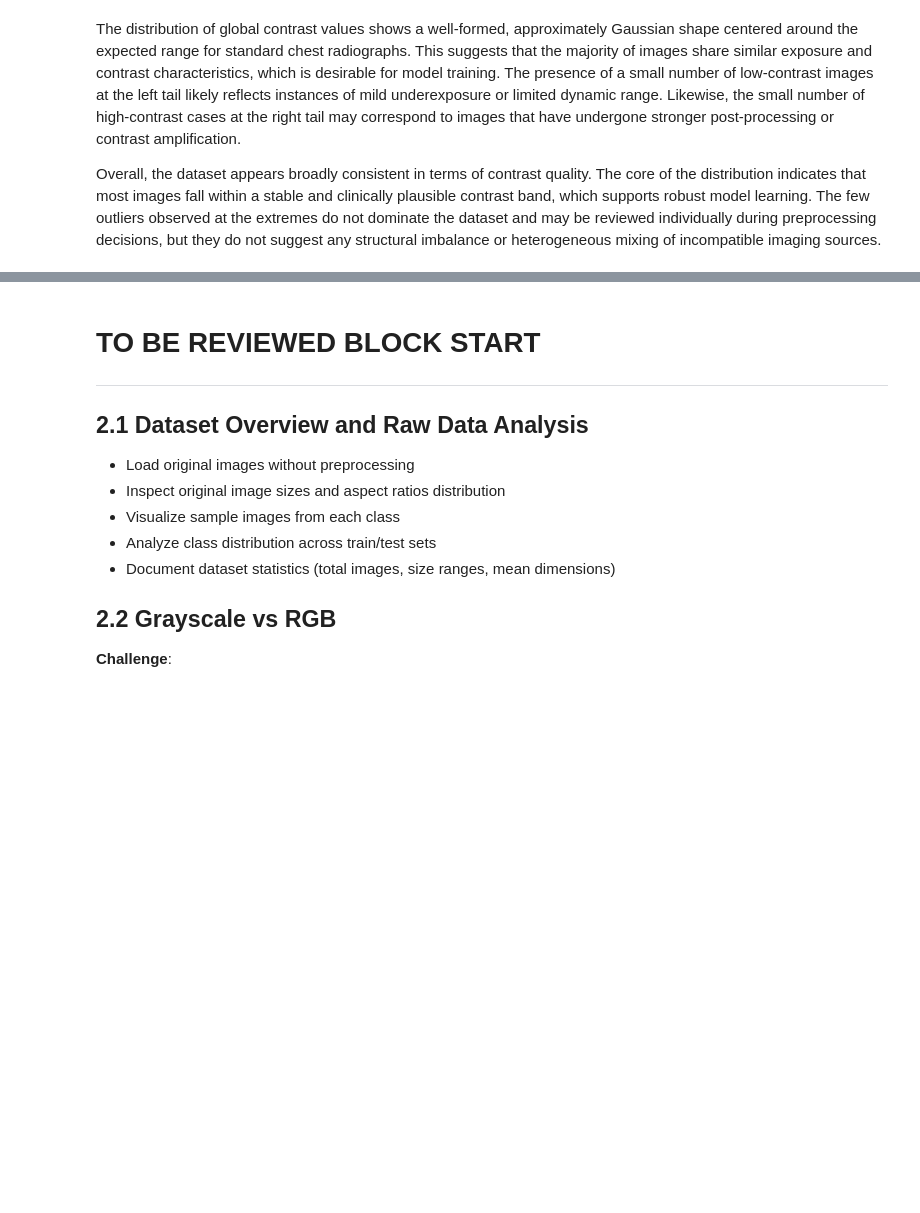
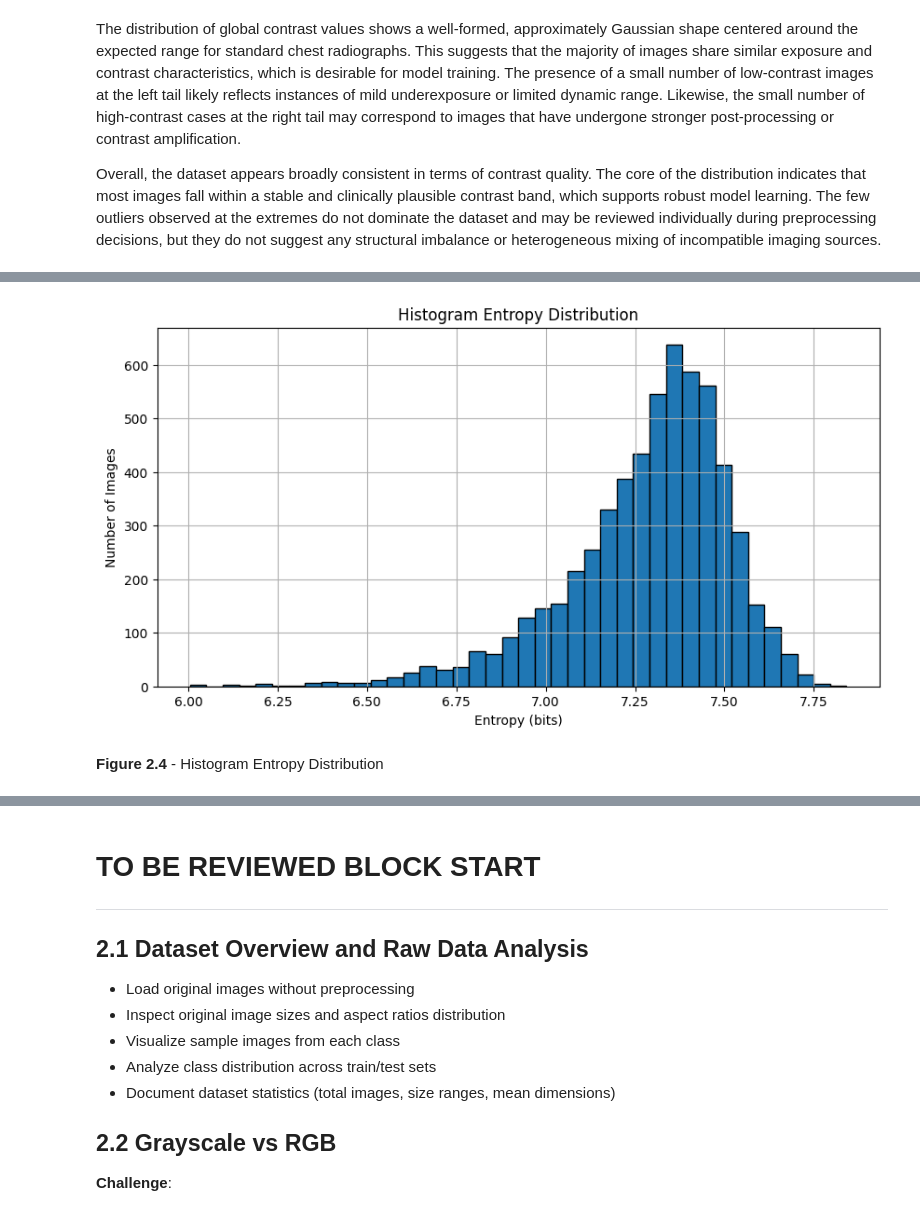
Before and after one commit to logus2k/apvc_p2, a Jupyter notebook: dl_for_cv_project2_v1.ipynb, the cells around one changed output, grey strips where cells are left out. Cells and saved outputs as stored; diff of their text form; code cells hidden in the pictures; blank space fills up the shorter version.

```diff
--- a/dl_for_cv_project2_v1.ipynb
+++ b/dl_for_cv_project2_v1.ipynb
@@ -191,0 +249,23 @@ Overall, the dataset appears broadly consistent in terms of contrast quality. Th
+# %%
+# Compute histogram entropy for a single image
+def compute_hist_entropy(image_path):
+	img = cv2.imread(image_path, cv2.IMREAD_GRAYSCALE)
+	if img is None:
+		return None
+	hist = cv2.calcHist([img], [0], None, [256], [0, 256])
+	hist = hist.ravel().astype(np.float32)
+	p = hist / np.sum(hist)
+	p = np.where(p == 0, 1e-12, p)
+	return float(entropy(p, base=2))
+
+# Compute histogram entropy for all dataset images
+results_entropy = []
+for path in all_paths:
+	h = compute_hist_entropy(path)
+	if h is not None:
+		results_entropy.append({"image": path, "hist_entropy": h})
+
+df_entropy = pd.DataFrame(results_entropy)
+
+# Display descriptive statistics
+display(df_entropy.describe())
@@ -191,0 +282,13 @@ Overall, the dataset appears broadly consistent in terms of contrast quality. Th
+# %%
+# Plot the histogram entropy distribution
+plt.figure(figsize=(10, 5))
+plt.hist(df_entropy["hist_entropy"], bins=40, edgecolor='black')
+plt.title("Histogram Entropy Distribution")
+plt.xlabel("Entropy (bits)")
+plt.ylabel("Number of Images")
+plt.grid(True)
+plt.show()
+# %% [output]
+[figure, added]
+# %% [markdown]
+**Figure 2.4** - Histogram Entropy Distribution
```
Also changed, not shown: parts of 9 cells of this notebook.
